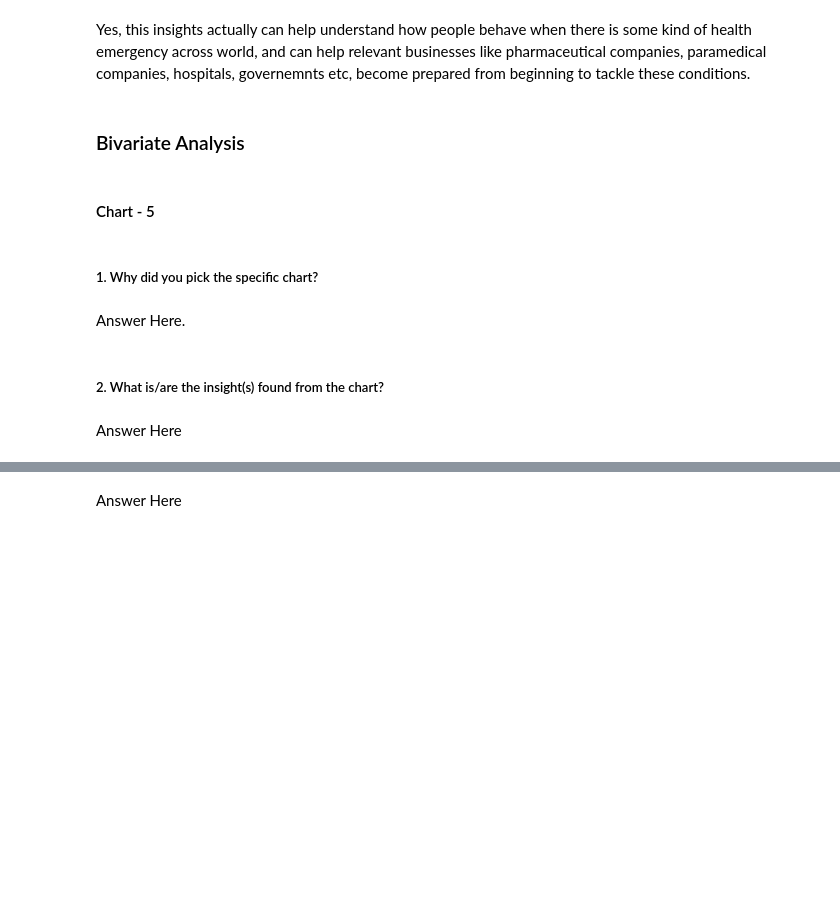
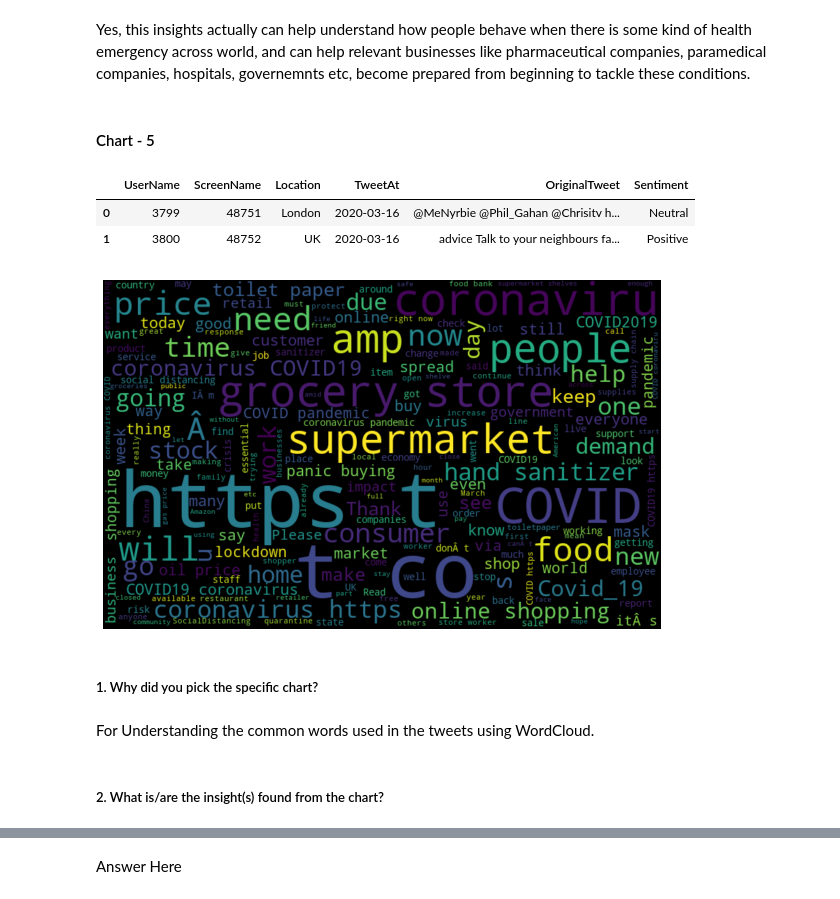
Before and after one commit to Bprs68/Corona-Virus-Tweet-Sentiment-Analysis, a Jupyter notebook: Coronavirus_Tweet_Sentiment_Analysis.ipynb, the cells around one changed output, grey strips where cells are left out. Cells and saved outputs as stored; diff of their text form; code cells hidden in the pictures; blank space fills up the shorter version.

```diff
--- a/Coronavirus_Tweet_Sentiment_Analysis.ipynb
+++ b/Coronavirus_Tweet_Sentiment_Analysis.ipynb
@@ -732,7 +743,5 @@ I picked this chart to show frequency of tweets over two months. i.e, entire dua
 Are there any insights that lead to negative growth? Justify with specific reason.
 # %% [markdown]
 Yes, this insights actually can help understand how people behave when there is some kind of health emergency across world, and can help relevant businesses like pharmaceutical companies, paramedical companies, hospitals, governemnts etc, become prepared from beginning to tackle these conditions.
-# %% [markdown]
-### Bivariate Analysis
 # %% [markdown]
 #### Chart - 5
@@ -741,8 +748,26 @@ Yes, this insights actually can help understand how people behave when there is
+# %%
+df.head(2)
+# %% [output]
+|  | UserName | ScreenName | Location | TweetAt | OriginalTweet | Sentiment |
+| 0 | 3799 | 48751 | London | 2020-03-16 | @MeNyrbie @Phil_Gahan @Chrisitv h... | Neutral |
+| 1 | 3800 | 48752 | UK | 2020-03-16 | advice Talk to your neighbours fa... | Positive |
+# %%
+# Chart - 5 visualization code
+# create text from all tweets
+all_words = ' '.join([text for text in df['OriginalTweet']])
+
+from wordcloud import WordCloud
+wordcloud = WordCloud(width=800, height=500, random_state=21, max_font_size=110).generate(all_words)
+
+plt.figure(figsize=(10, 7))
+plt.imshow(wordcloud, interpolation="bilinear")
+plt.axis('off')
+plt.show()
+# %% [output]
+[figure, added]
 # %% [markdown]
 ##### 1. Why did you pick the specific chart?
-# %% [markdown]
-Answer Here.
+# %% [markdown]
+For Understanding the common words used in the tweets using WordCloud.
 # %% [markdown]
 ##### 2. What is/are the insight(s) found from the chart?
-# %% [markdown]
-Answer Here
```
Also changed, not shown: parts of 201 cells of this notebook.
